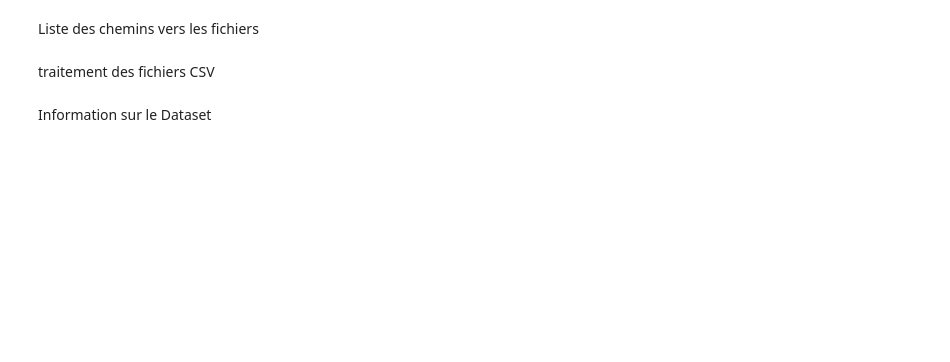
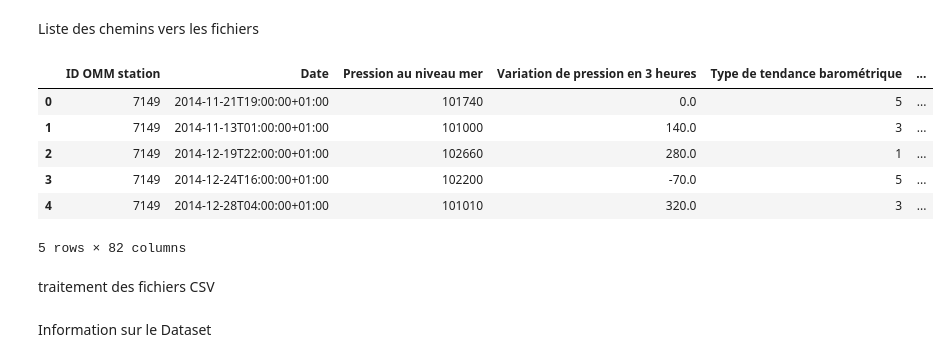
Before and after one commit to ChnMichel/Meteo-JMS-PA, a Jupyter notebook: src/jms-meteo-notebook.ipynb, the cells around one changed output. Cells and saved outputs as stored; diff of their text form; code cells hidden in the pictures; blank space fills up the shorter version.

```diff
--- a/src/jms-meteo-notebook.ipynb
+++ b/src/jms-meteo-notebook.ipynb
@@ -23,3 +21,14 @@ list_of_path_files = [
                  'data/data-meteo-2021.csv',
                  'data/data-meteo-2022.csv',
                  'data/data-meteo-2023.csv']
+# %%
+df = pd.read_csv('data/data-meteo-2014.csv', sep=';')
+df.head()
+# %% [output]
+|  | ID OMM station | Date | Pression au niveau mer | Variation de pression en 3 heures | Type de tendance barométrique | ... |
+| 0 | 7149 | 2014-11-21T19:00:00+01:00 | 101740 | 0.0 | 5 | ... |
+| 1 | 7149 | 2014-11-13T01:00:00+01:00 | 101000 | 140.0 | 3 | ... |
+| 2 | 7149 | 2014-12-19T22:00:00+01:00 | 102660 | 280.0 | 1 | ... |
+| 3 | 7149 | 2014-12-24T16:00:00+01:00 | 102200 | -70.0 | 5 | ... |
+| 4 | 7149 | 2014-12-28T04:00:00+01:00 | 101010 | 320.0 | 3 | ... |
+5 rows × 82 columns
```
Also changed, not shown: parts of 24 cells of this notebook, 1 other file.
